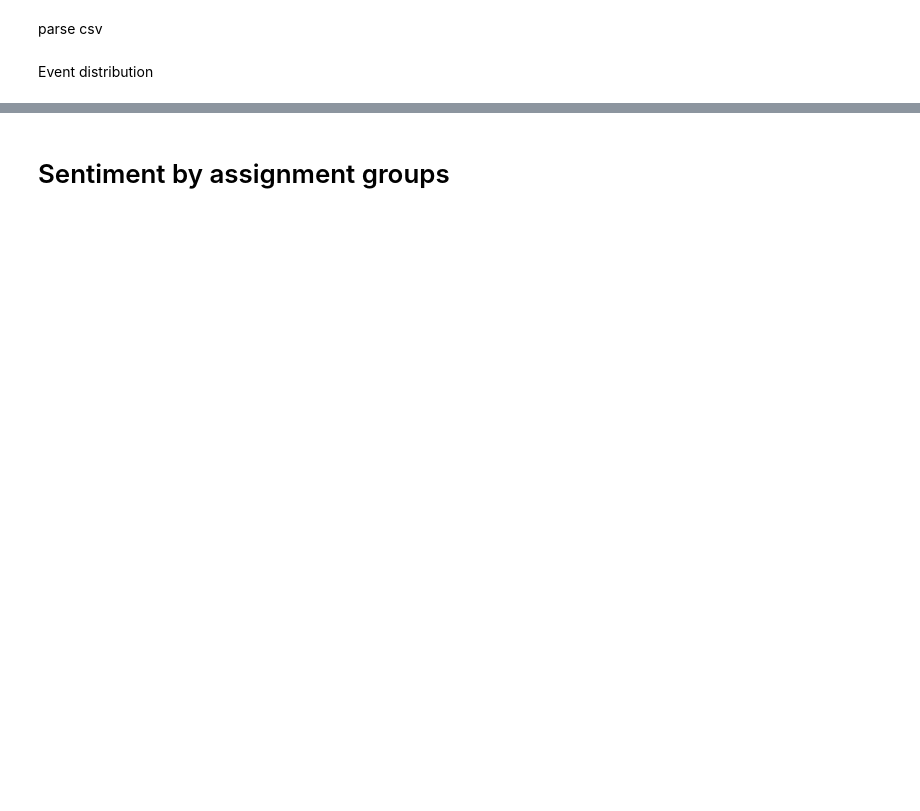
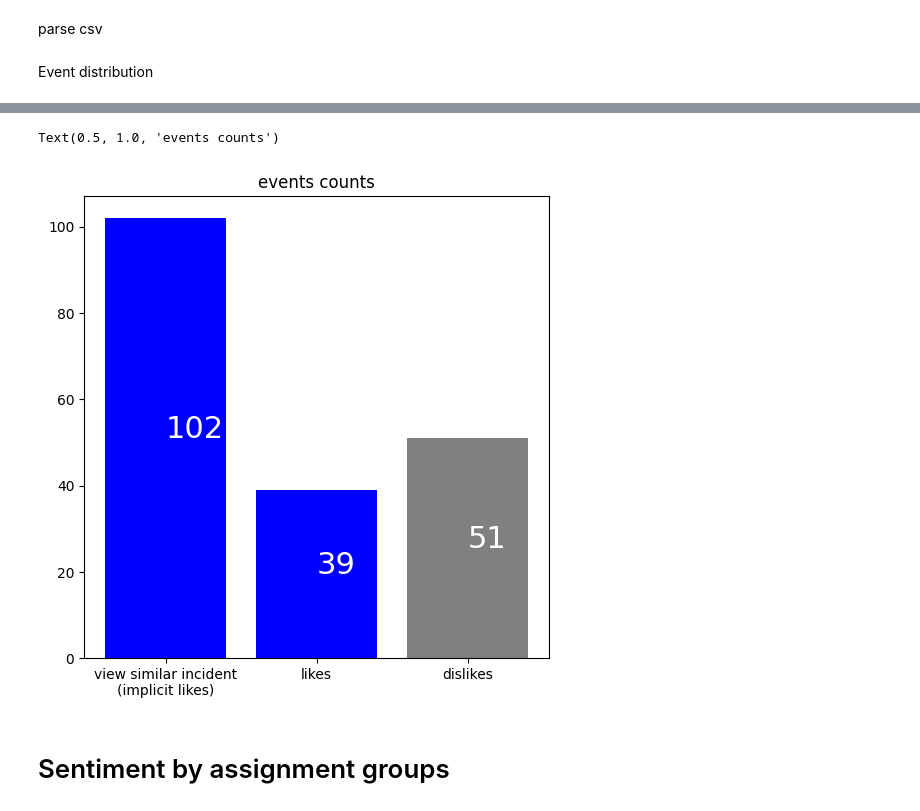
Before and after one commit to the-mama-ai/msearch_csas_ux_analysis, a Jupyter notebook: analysis.ipynb, the cells around one changed output, grey strips where cells are left out. Cells and saved outputs as stored; diff of their text form; code cells hidden in the pictures; blank space fills up the shorter version.

```diff
--- a/analysis.ipynb
+++ b/analysis.ipynb
@@ -131,3 +136,17 @@ Text(1, 25.5, '51')
+# %%
+f, ax = plt.subplots(figsize=(6, 6))
+plt.bar(
+    ['view similar incident\n(implicit likes)', 'likes', 'dislikes'],
+    [len(event_groups_with_view_similar), like_count, dislike_count],
+    color=['blue', 'blue', 'grey']
+)
+plt.text(0, len(event_groups_with_view_similar) / 2, f"{len(event_groups_with_view_similar)}", size=22, color='white')
+plt.text(1, like_count / 2, f"{like_count}", size=22, color='white')
+plt.text(2, dislike_count / 2, f"{dislike_count}", size=22, color='white')
+plt.title('events counts')
+# %% [output]
+Text(0.5, 1.0, 'events counts')
+[figure, added]
 # %% [markdown]
 # Sentiment by assignment groups
 # %%
```
Also changed, not shown: parts of 3 cells of this notebook, 1 other file.
